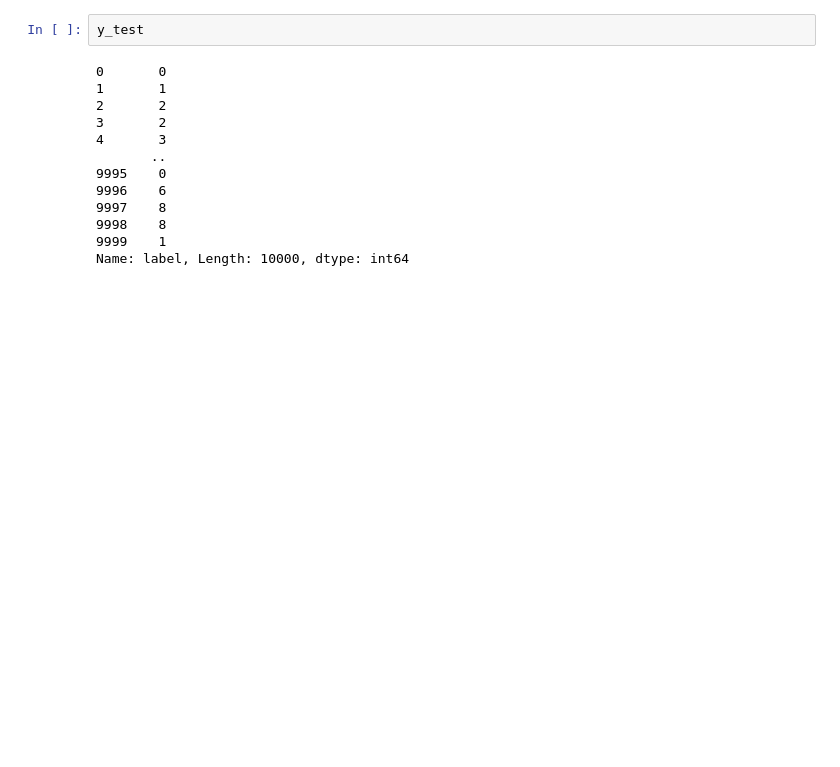
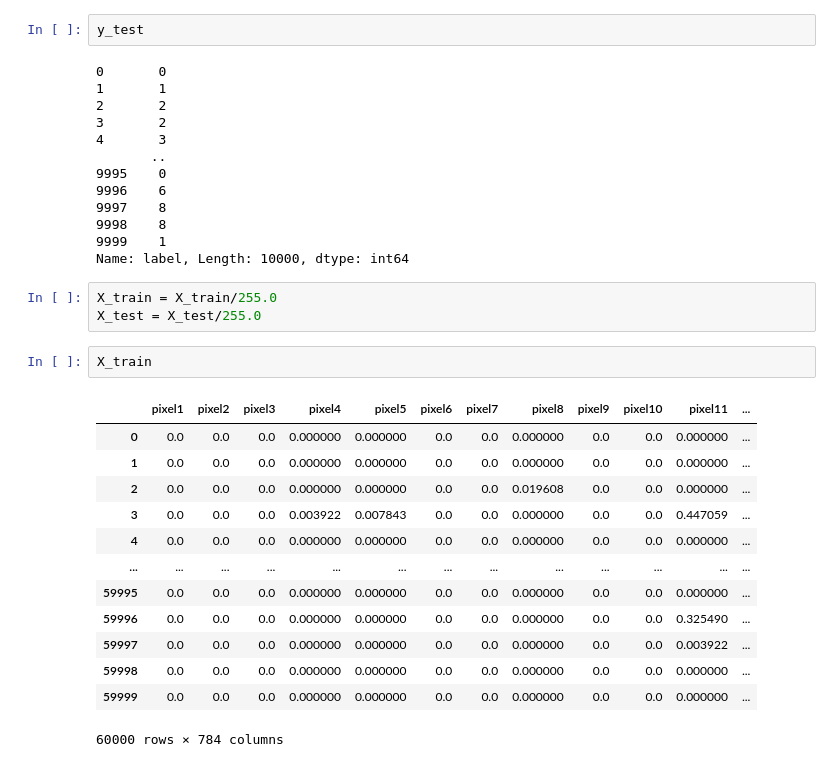
Before and after one commit to kazrkb/ra-prep, a Jupyter notebook: ann.ipynb, the cells around one changed output. Saved outputs shown, nothing was run; the diff lists cells and outputs as text; blank space fills up the shorter version.

```diff
--- a/ann.ipynb
+++ b/ann.ipynb
@@ -117,3 +117,22 @@ y_test
 9998    8
 9999    1
 Name: label, Length: 10000, dtype: int64
+# %%
+X_train = X_train/255.0
+X_test = X_test/255.0
+# %%
+X_train
+# %% [output]
+|  | pixel1 | pixel2 | pixel3 | pixel4 | pixel5 | pixel6 | pixel7 | pixel8 | pixel9 | pixel10 | pixel11 | ... |
+| 0 | 0.0 | 0.0 | 0.0 | 0.000000 | 0.000000 | 0.0 | 0.0 | 0.000000 | 0.0 | 0.0 | 0.000000 | ... |
+| 1 | 0.0 | 0.0 | 0.0 | 0.000000 | 0.000000 | 0.0 | 0.0 | 0.000000 | 0.0 | 0.0 | 0.000000 | ... |
+| 2 | 0.0 | 0.0 | 0.0 | 0.000000 | 0.000000 | 0.0 | 0.0 | 0.019608 | 0.0 | 0.0 | 0.000000 | ... |
+| 3 | 0.0 | 0.0 | 0.0 | 0.003922 | 0.007843 | 0.0 | 0.0 | 0.000000 | 0.0 | 0.0 | 0.447059 | ... |
+| 4 | 0.0 | 0.0 | 0.0 | 0.000000 | 0.000000 | 0.0 | 0.0 | 0.000000 | 0.0 | 0.0 | 0.000000 | ... |
+| ... | ... | ... | ... | ... | ... | ... | ... | ... | ... | ... | ... | ... |
+| 59995 | 0.0 | 0.0 | 0.0 | 0.000000 | 0.000000 | 0.0 | 0.0 | 0.000000 | 0.0 | 0.0 | 0.000000 | ... |
+| 59996 | 0.0 | 0.0 | 0.0 | 0.000000 | 0.000000 | 0.0 | 0.0 | 0.000000 | 0.0 | 0.0 | 0.325490 | ... |
+| 59997 | 0.0 | 0.0 | 0.0 | 0.000000 | 0.000000 | 0.0 | 0.0 | 0.000000 | 0.0 | 0.0 | 0.003922 | ... |
+| 59998 | 0.0 | 0.0 | 0.0 | 0.000000 | 0.000000 | 0.0 | 0.0 | 0.000000 | 0.0 | 0.0 | 0.000000 | ... |
+| 59999 | 0.0 | 0.0 | 0.0 | 0.000000 | 0.000000 | 0.0 | 0.0 | 0.000000 | 0.0 | 0.0 | 0.000000 | ... |
+60000 rows × 784 columns
```
Also changed, not shown: parts of 1 cell of this notebook.
